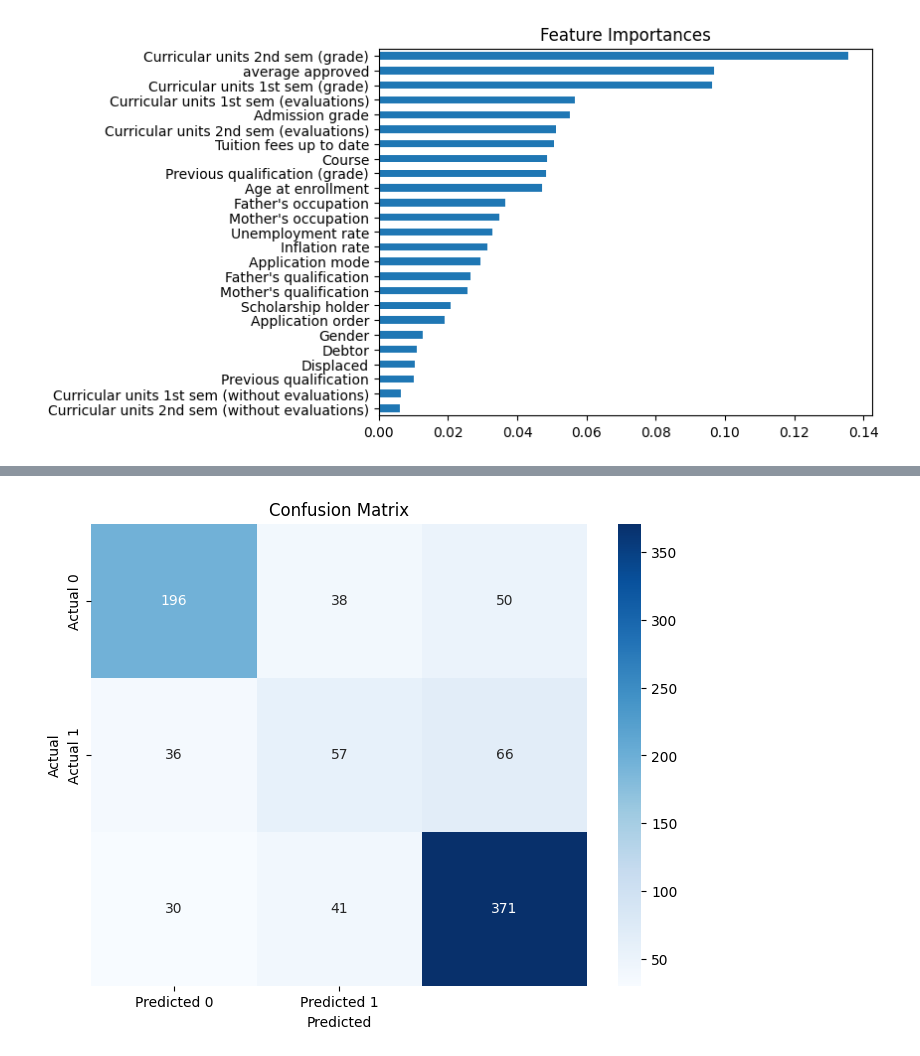
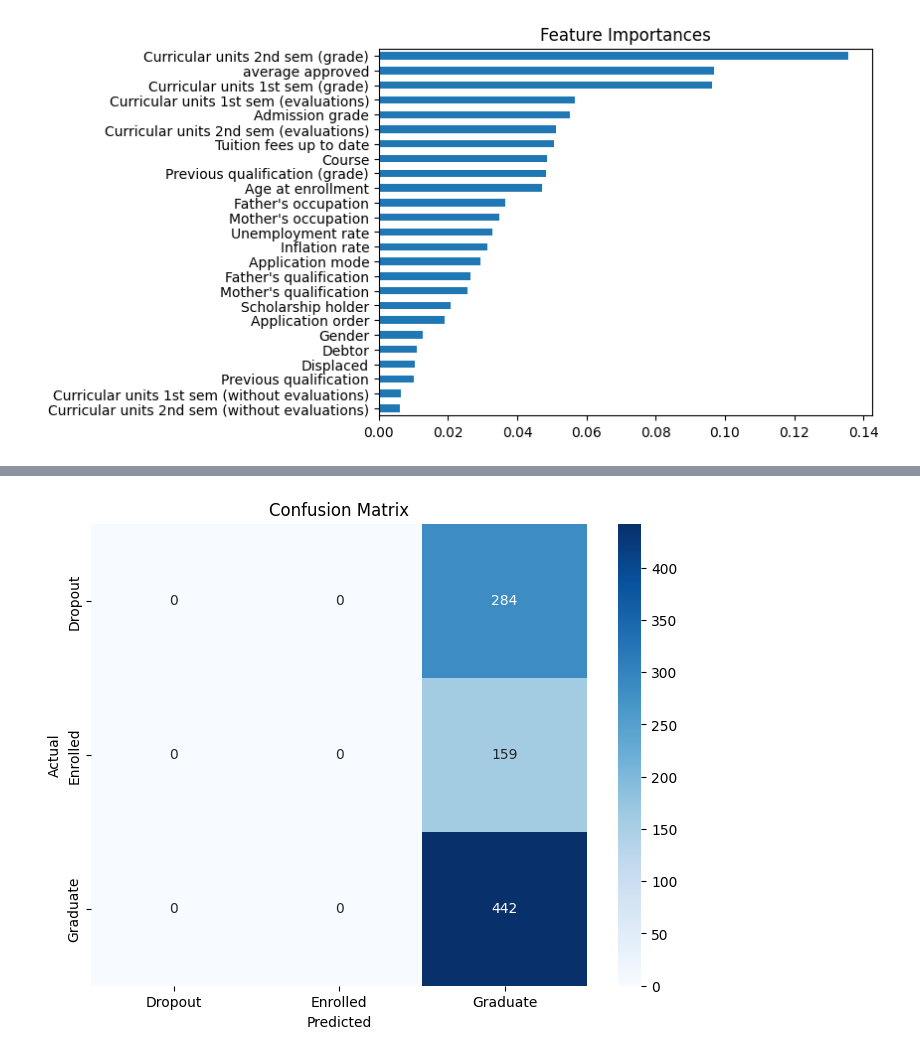
Before and after one commit to JulianCRA/tp-aprendizaje-maquina, a Jupyter notebook: Trabajo Practico.ipynb, the cells around one changed output, grey strips where cells are left out. Drawn from its saved outputs; the diff is of its cells as text; code cells hidden in the pictures.

```diff
--- a/Trabajo Practico.ipynb
+++ b/Trabajo Practico.ipynb
@@ -752,5 +743,5 @@ Number of components needed for 99% variance: 23
 from sklearn.preprocessing import LabelEncoder
 
 label_encoder = LabelEncoder()
-test['Target'] = label_encoder.fit_transform(df['Target'])
-test['Target'].value_counts()
+y_train = label_encoder.fit_transform(y_train)
+y_test = label_encoder.transform(y_test)
@@ -805,12 +776,12 @@ Mean Squared Error: 0.7694915254237288
 # %%
 from sklearn.ensemble import RandomForestClassifier
-from sklearn.metrics import accuracy_score
+from sklearn.metrics import accuracy_score, classification_report
 
 # Initialize the RandomForestClassifier
 rf_classifier = RandomForestClassifier(random_state=42)
 
 # Fit the model to the training data
-rf_classifier.fit(X_train, y_train, sample_weight=sample_weights)
+rf_classifier.fit(X_train, y_train)
 
 # Predict the target values for the test set
 y_pred_rf = rf_classifier.predict(X_test)
@@ -963,16 +839,7 @@ import torch
 import torch.nn as nn
 
 device = torch.device('cuda' if torch.cuda.is_available() else 'cpu')
-from sklearn.utils.class_weight import compute_class_weight
-import numpy as np
 
-# Calculate class weights
-class_weights = compute_class_weight(
-    class_weight='balanced',
-    classes=np.unique(y),
-    y=y
-)
-class_weights = torch.FloatTensor(class_weights).to(device)
 
 # Define MLP model
 class MLP(nn.Module):
@@ -981,28 +848,25 @@ class MLP(nn.Module):
         self.hidden = nn.Sequential(
             nn.Linear(input_size, hidden_size),
             nn.BatchNorm1d(hidden_size),
-            nn.LeakyReLU(0.1),
+            nn.Sigmoid(),
             nn.Dropout(0.5),
-            nn.Linear(hidden_size, hidden_size),
-            nn.BatchNorm1d(hidden_size),
-            nn.LeakyReLU(0.1),
-            nn.Dropout(0.5),
+
             nn.Linear(hidden_size, hidden_size//2),
             nn.BatchNorm1d(hidden_size//2),
-            nn.LeakyReLU(0.1),
+            nn.Sigmoid(),
             nn.Dropout(0.5)
         )
         self.output = nn.Linear(hidden_size//2, num_classes)
 
     def forward(self, x):
         x = self.hidden(x)
-        x = self.output(x)
-        return x
+        logits = self.output(x)
+        return logits
 
 # Set device
 
 # Initialize model
-model = MLP(X_train.shape[1], 256, 3).to(device)
+model = MLP(X_train.shape[1], 128, 3).to(device)
 
 # First, convert all data to numeric format
 # Assuming X_train and X_test are pandas DataFrames
@@ -1014,13 +878,16 @@ y_test = y_test.astype('int64')
 # Then convert to tensors
 X_train_tensor = torch.tensor(X_train.values, dtype=torch.float32).to(device)
 X_test_tensor = torch.tensor(X_test.values, dtype=torch.float32).to(device)
-y_train_tensor = torch.tensor(y_train.values, dtype=torch.long).to(device)
-y_test_tensor = torch.tensor(y_test.values, dtype=torch.long).to(device)
+y_train_tensor = torch.tensor(y_train, dtype=torch.long).to(device)
+y_test_tensor = torch.tensor(y_test, dtype=torch.long).to(device)
 
 # Loss and optimizer
 # criterion = nn.CrossEntropyLoss(weight=class_weights)
 criterion = nn.CrossEntropyLoss()
-optimizer = torch.optim.Adam(model.parameters(), lr=0.001, weight_decay=0.001,)
+optimizer = torch.optim.Adam(model.parameters(), lr=0.001, weight_decay=0.0001)
+
+from torch.optim.lr_scheduler import ReduceLROnPlateau
+scheduler = ReduceLROnPlateau(optimizer, mode='min', factor=0.1, patience=10, verbose=True)
 
 # Initialize metric storage
 train_losses = []
@@ -1079,7 +946,7 @@ for epoch in range(num_epochs):
             best_test_loss = test_loss
             best_epoch = epoch
             model_weights = model.state_dict()
-
+    scheduler.step(test_loss)
 
     if (epoch + 1) % 100 == 0:
         print(f'Epoch [{epoch+1}/{num_epochs}]')
@@ -1173,20 +1040,20 @@ plt.show()
 # %%
 import seaborn as sns
 import matplotlib.pyplot as plt
 from sklearn.metrics import confusion_matrix
 
 # Get the confusion matrix
 y_true = y_test_tensor.cpu().numpy()
 y_pred = test_predicted.cpu().numpy()
 
 cm = confusion_matrix(y_true, y_pred)
 
 # Plot confusion matrix
 plt.figure(figsize=(8, 6))
-sns.heatmap(cm, annot=True, fmt='d', cmap='Blues', xticklabels=['Predicted 0', 'Predicted 1'], yticklabels=['Actual 0', 'Actual 1'])
+sns.heatmap(cm, annot=True, fmt='d', cmap='Blues', xticklabels=label_encoder.classes_, yticklabels=label_encoder.classes_)
 plt.xlabel('Predicted')
 plt.ylabel('Actual')
 plt.title('Confusion Matrix')
 plt.show()
 # %% [output]
-[figure, old version]
+[figure, new version]
```
Also changed, not shown: parts of 18 cells of this notebook.
